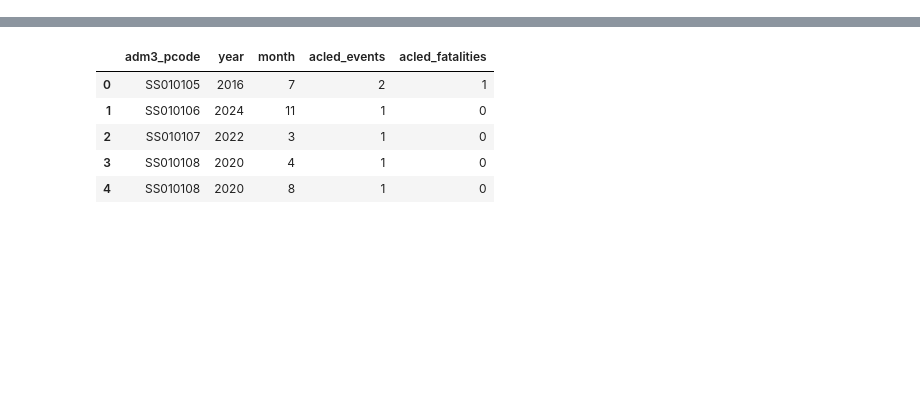
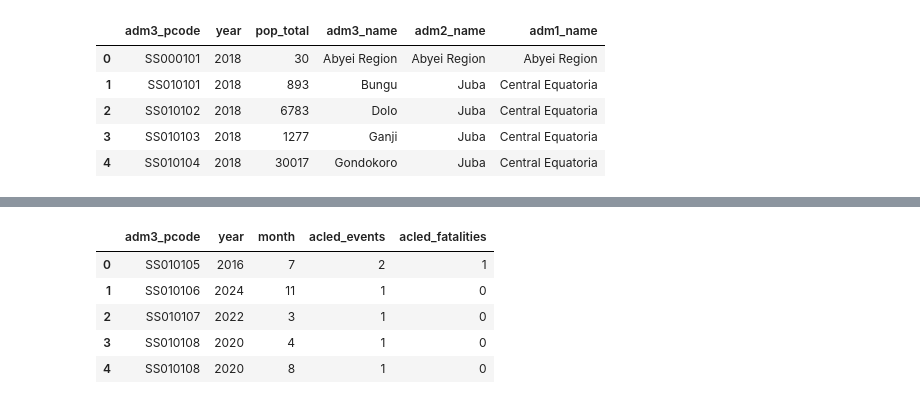
Before and after one commit to lionelfragniere/SSD_EORE, a Jupyter notebook: SSD_EORE_DRAFT_V1.ipynb, the cells around one changed output, grey strips where cells are left out. Drawn from its saved outputs; the diff is of its cells as text; code cells hidden in the pictures; blank space fills up the shorter version.

```diff
--- a/SSD_EORE_DRAFT_V1.ipynb
+++ b/SSD_EORE_DRAFT_V1.ipynb
@@ -59,3 +61,97 @@ def register_file(dataset_id, title, provider, path, boundary_version=None, lice
     }
     row["sha256"] = sha256sum(path) if os.path.exists(path) else ""
     manifest_rows.append(row)
+# %%
+# Population per year and per admin3, processed from tiffs
+# Source: WorldPop
+# https://hub.worldpop.org/geodata/listing?id=135
+POP_DIR = f"{BASE}/data/inputs/{SNAPSHOT}/population"
+BND_FILE = f"{BASE}/data/inputs/{SNAPSHOT}/boundaries/ssd_admin0_3.gpkg"
+OUT_CSV = f"{BASE}/data/processed/pop_admin3_worldpop.csv"
+os.makedirs(os.path.dirname(OUT_CSV), exist_ok=True)
+
+adm = gpd.read_file(BND_FILE)
+rename_map = {
+    'ADM1_PCODE':'adm1_pcode','ADM1_EN':'adm1_name',
+    'ADM2_PCODE':'adm2_pcode','ADM2_EN':'adm2_name',
+    'ADM3_PCODE':'adm3_pcode','ADM3_EN':'adm3_name',
+    'ISO3':'country_iso3'
+}
+for old,new in rename_map.items():
+    if old in adm.columns and new not in adm.columns:
+        adm = adm.rename(columns={old:new})
+
+need = ['adm3_pcode','adm3_name','adm2_pcode','adm2_name','adm1_pcode','adm1_name','geometry']
+missing = [c for c in need if c not in adm.columns]
+if missing:
+    raise ValueError(f"Boundaries missing fields: {missing}")
+
+# Fix invalid geometries
+adm = adm.set_crs(4326, allow_override=True)
+adm["geometry"] = adm.buffer(0)
+adm = adm[~adm.geometry.is_empty]
+
+def zonal_sum_fast(tif_path, adm3_gdf, pcode_field="adm3_pcode"):
+    year_match = re.search(r'(\d{4})', os.path.basename(tif_path))
+    year = int(year_match.group(1)) if year_match else None
+
+    with rasterio.open(tif_path) as src:
+        # Reproject admin3 to raster CRS
+        adm_r = adm3_gdf.to_crs(src.crs)
+
+        # Map each adm3 to a small integer label
+        codes = adm_r[pcode_field].astype("category")
+        adm_r["zone_id"] = codes.cat.codes.astype(np.int32) + 1  # 0 reserved for background
+        zone_ids = adm_r["zone_id"].to_numpy()
+        zone_idx_to_pcode = dict(zip(zone_ids, codes.astype(str)))
+
+        # Rasterise zone labels at raster resolution
+        shapes = list(zip(adm_r.geometry, zone_ids))
+        zone_raster = rasterize(
+            shapes=shapes,
+            out_shape=(src.height, src.width),
+            transform=src.transform,
+            fill=0,
+            dtype="int32"
+        )
+
+        # Read population data as float32
+        pop = src.read(1, out_dtype="float32", masked=True)
+        # Mask where zone is 0 or pop is masked
+        mask = (zone_raster == 0) | np.ma.getmaskarray(pop)
+        zone = np.where(mask, 0, zone_raster).ravel()
+        vals = np.where(mask, 0.0, pop.filled(0)).ravel()
+
+        # Sum by zone id
+        sums = np.bincount(zone, weights=vals, minlength=zone_raster.max()+1)
+        # Build DataFrame for non‑zero zones
+        rows = []
+        for zid in np.unique(zone_raster):
+            if zid == 0:
+                continue
+            pcode = zone_idx_to_pcode.get(zid)
+            rows.append((pcode, year, float(sums[zid])))
+
+        df = pd.DataFrame(rows, columns=["adm3_pcode","year","pop_total"])
+        return df
+
+# Process all WorldPop files found in POP_DIR
+tif_files = [os.path.join(POP_DIR, f) for f in sorted(os.listdir(POP_DIR)) if f.lower().endswith(".tif")]
+pop_list = [zonal_sum_fast(t, adm) for t in tif_files]
+pop_admin3 = pd.concat(pop_list, ignore_index=True)
+
+# Round to integers for reporting clarity
+pop_admin3["pop_total"] = pop_admin3["pop_total"].round().astype("int64")
+pop_admin3.to_csv(OUT_CSV, index=False)
+# Check for missing or zero denominators
+missing = pop_admin3[pop_admin3["pop_total"] <= 0]["adm3_pcode"].nunique()
+print(f"Admin3 units with zero or missing population: {missing}")
+
+# Spot‑check totals by year
+totals = pop_admin3.groupby("year")["pop_total"].sum().reset_index()
+print(totals.head())
+
+# Merge back names for readability
+pop_admin3_named = pop_admin3.merge(adm[["adm3_pcode","adm3_name","adm2_name","adm1_name"]], on="adm3_pcode", how="left")
+pop_admin3_named.head()
+# %% [output]
@@ -62 +165,7 @@ def register_file(dataset_id, title, provider, path, boundary_version=None, lice
+|  | adm3_pcode | year | pop_total | adm3_name | adm2_name | adm1_name |
+| 0 | SS000101 | 2018 | 30 | Abyei Region | Abyei Region | Abyei Region |
+| 1 | SS010101 | 2018 | 893 | Bungu | Juba | Central Equatoria |
+| 2 | SS010102 | 2018 | 6783 | Dolo | Juba | Central Equatoria |
+| 3 | SS010103 | 2018 | 1277 | Ganji | Juba | Central Equatoria |
+| 4 | SS010104 | 2018 | 30017 | Gondokoro | Juba | Central Equatoria |
 # %%
```
Also changed, not shown: parts of 7 cells of this notebook.
